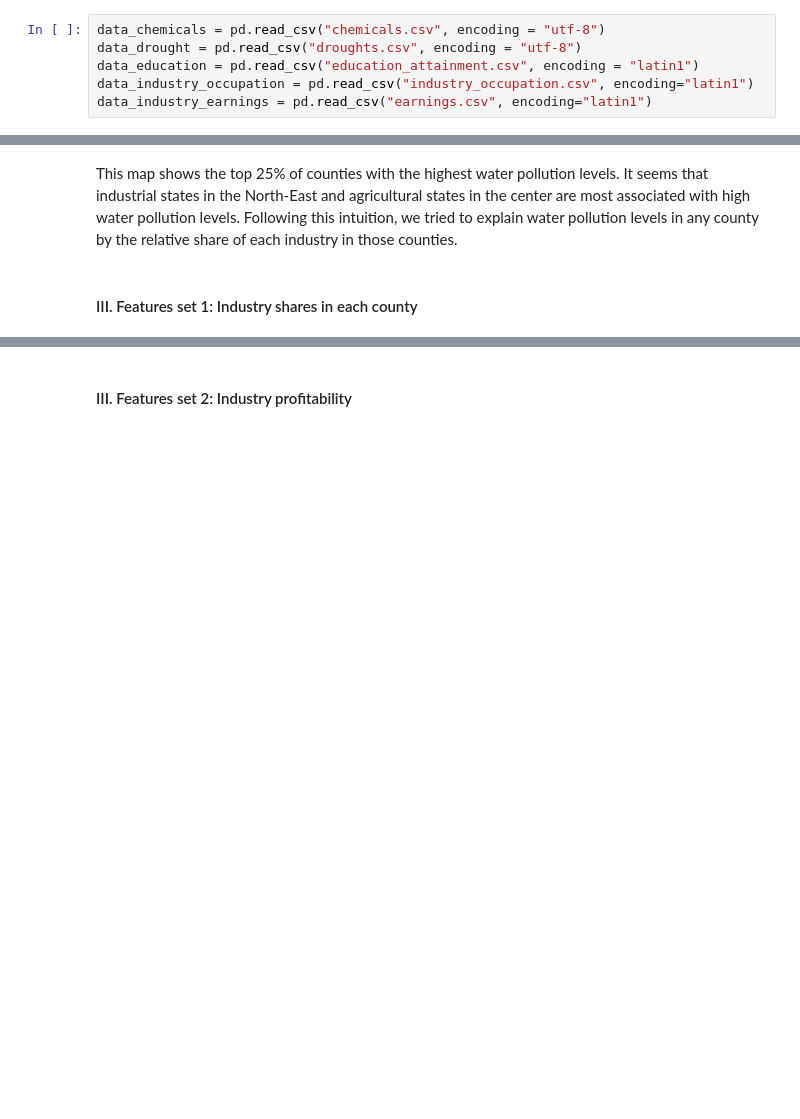
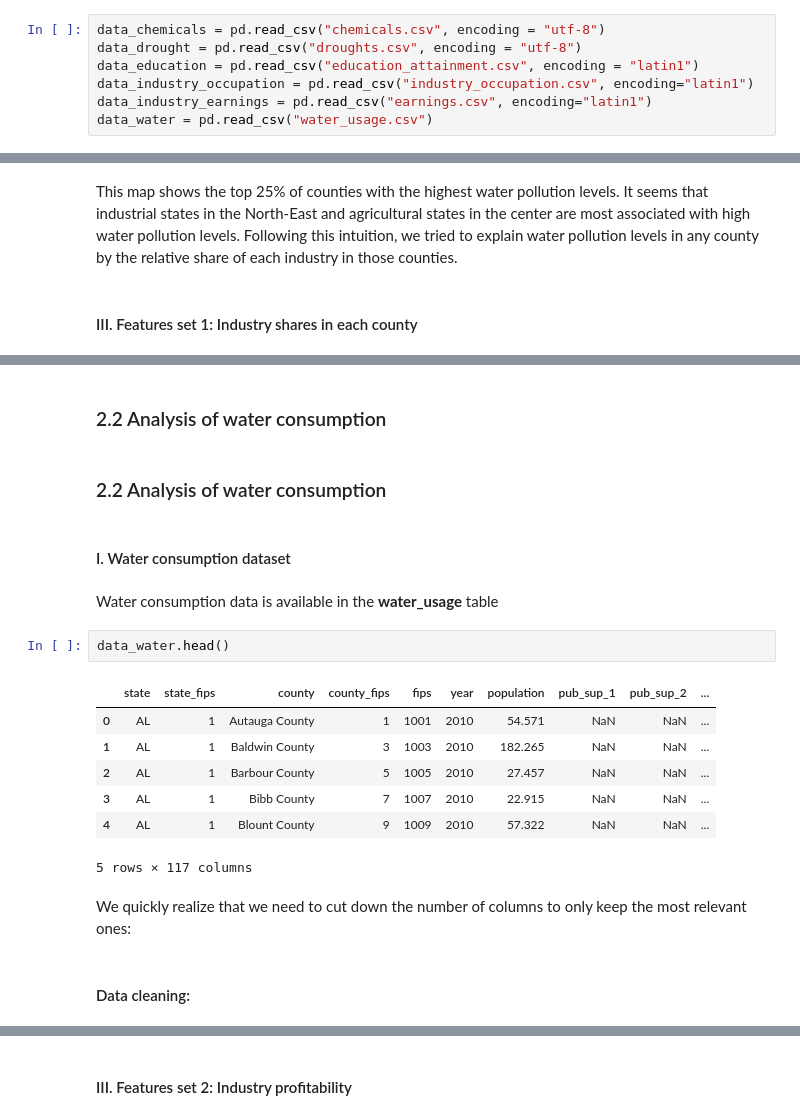
Before and after one commit to Arnaud15/Datathon, a Jupyter notebook: Report Team 9.ipynb, the cells around one changed output, grey strips where cells are left out. Cells and saved outputs as stored; diff of their text form; blank space fills up the shorter version.

```diff
--- a/Report Team 9.ipynb
+++ b/Report Team 9.ipynb
@@ -44,6 +44,7 @@ data_drought = pd.read_csv("droughts.csv", encoding = "utf-8")
 data_education = pd.read_csv("education_attainment.csv", encoding = "latin1")
 data_industry_occupation = pd.read_csv("industry_occupation.csv", encoding="latin1")
 data_industry_earnings = pd.read_csv("earnings.csv", encoding="latin1")
+data_water = pd.read_csv("water_usage.csv")
 # %% [markdown]
 ### 2.1 Analysis of water pollution
 # %% [markdown]
@@ -109,0 +241,22 @@ This map shows the top 25% of counties with the highest water pollution levels.
+# %% [markdown]
+### 2.2 Analysis of water consumption
+# %% [markdown]
+### 2.2 Analysis of water consumption
+# %% [markdown]
+#### I. Water consumption dataset
+# %% [markdown]
+Water consumption data is available in the **water_usage** table
+# %%
+data_water.head()
+# %% [output]
+|  | state | state_fips | county | county_fips | fips | year | population | pub_sup_1 | pub_sup_2 | ... |
+| 0 | AL | 1 | Autauga County | 1 | 1001 | 2010 | 54.571 | NaN | NaN | ... |
+| 1 | AL | 1 | Baldwin County | 3 | 1003 | 2010 | 182.265 | NaN | NaN | ... |
+| 2 | AL | 1 | Barbour County | 5 | 1005 | 2010 | 27.457 | NaN | NaN | ... |
+| 3 | AL | 1 | Bibb County | 7 | 1007 | 2010 | 22.915 | NaN | NaN | ... |
+| 4 | AL | 1 | Blount County | 9 | 1009 | 2010 | 57.322 | NaN | NaN | ... |
+5 rows × 117 columns
+# %% [markdown]
+We quickly realize that we need to cut down the number of columns to only keep the most relevant ones:
+# %% [markdown]
+#### Data cleaning:
```
Also changed, not shown: parts of 32 cells of this notebook.
